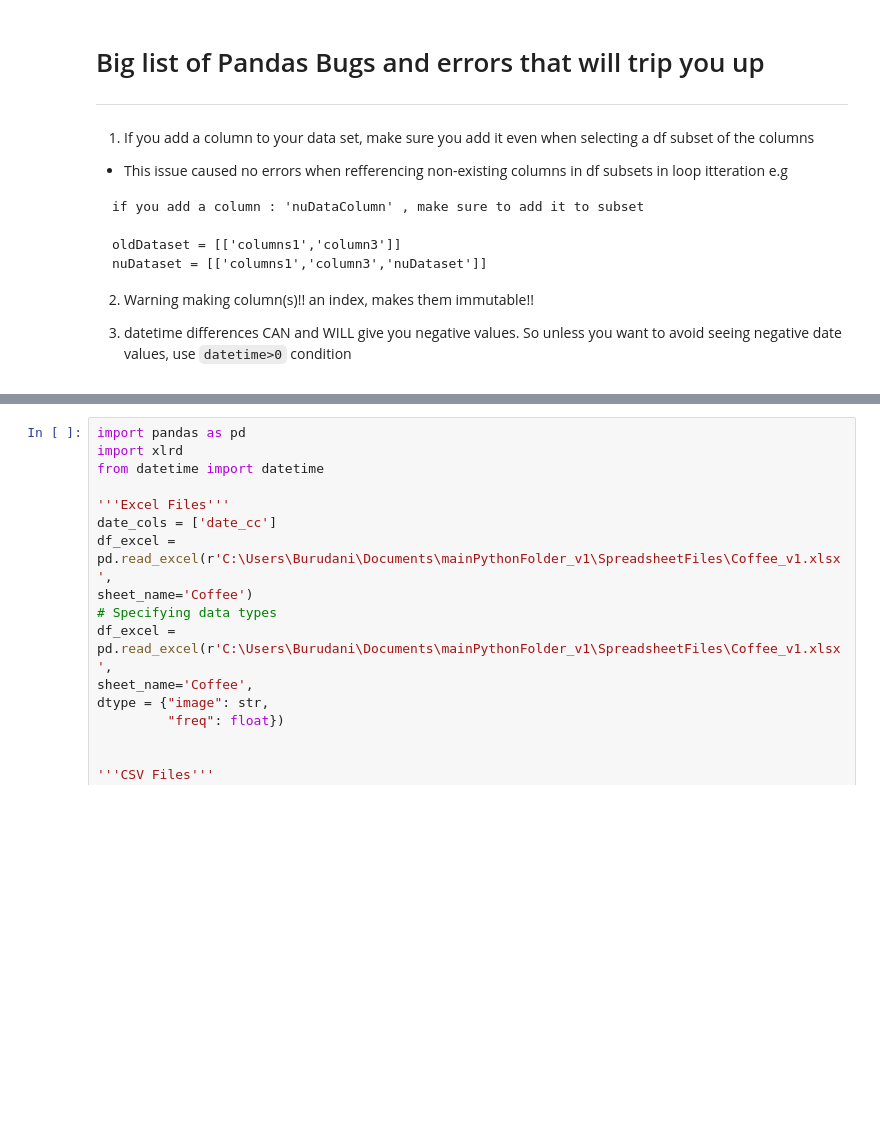
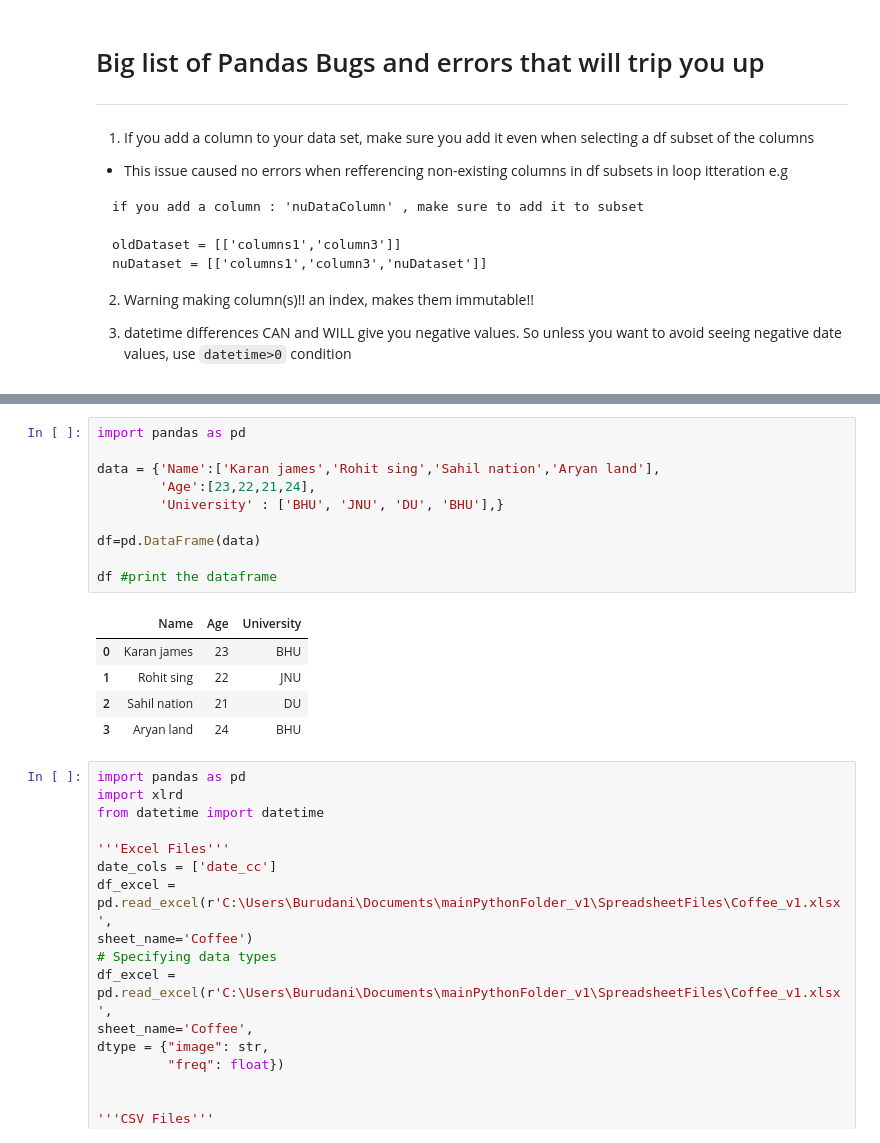
Before and after one commit to kirwaboit/rwakiPython, a Jupyter notebook: Pandas/MyPandasCookBook.ipynb, the cells around one changed output, grey strips where cells are left out. Saved outputs shown, nothing was run; the diff lists cells and outputs as text; blank space fills up the shorter version.

```diff
--- a/Pandas/MyPandasCookBook.ipynb
+++ b/Pandas/MyPandasCookBook.ipynb
@@ -50,3 +59,19 @@ nuDataset = [['columns1','column3','nuDataset']]
+# %%
+import pandas as pd
+
+data = {'Name':['Karan james','Rohit sing','Sahil nation','Aryan land'],
+        'Age':[23,22,21,24],
+        'University' : ['BHU', 'JNU', 'DU', 'BHU'],}
+
+df=pd.DataFrame(data)
+
+df #print the dataframe
+# %% [output]
+|  | Name | Age | University |
+| 0 | Karan james | 23 | BHU |
+| 1 | Rohit sing | 22 | JNU |
+| 2 | Sahil nation | 21 | DU |
+| 3 | Aryan land | 24 | BHU |
 # %%
 import pandas as pd
 import xlrd
```
Also changed, not shown: parts of 3 cells of this notebook, 44 other files.
